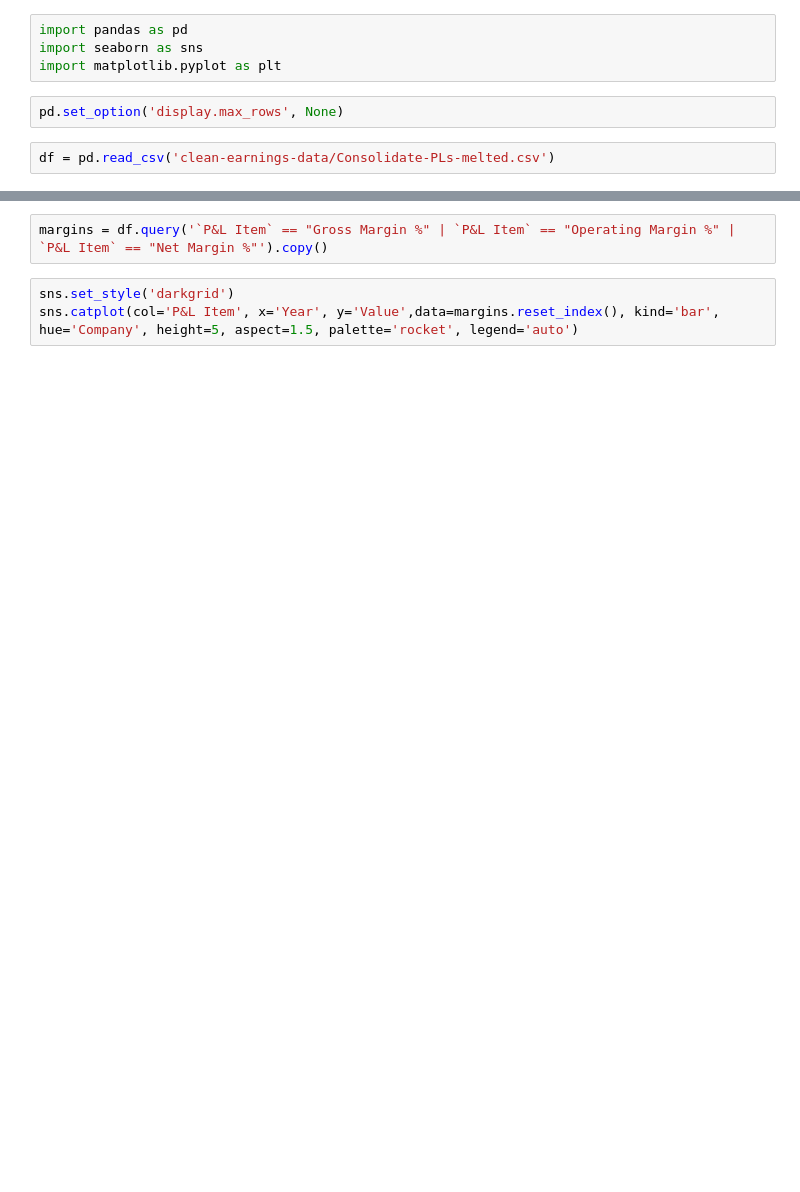
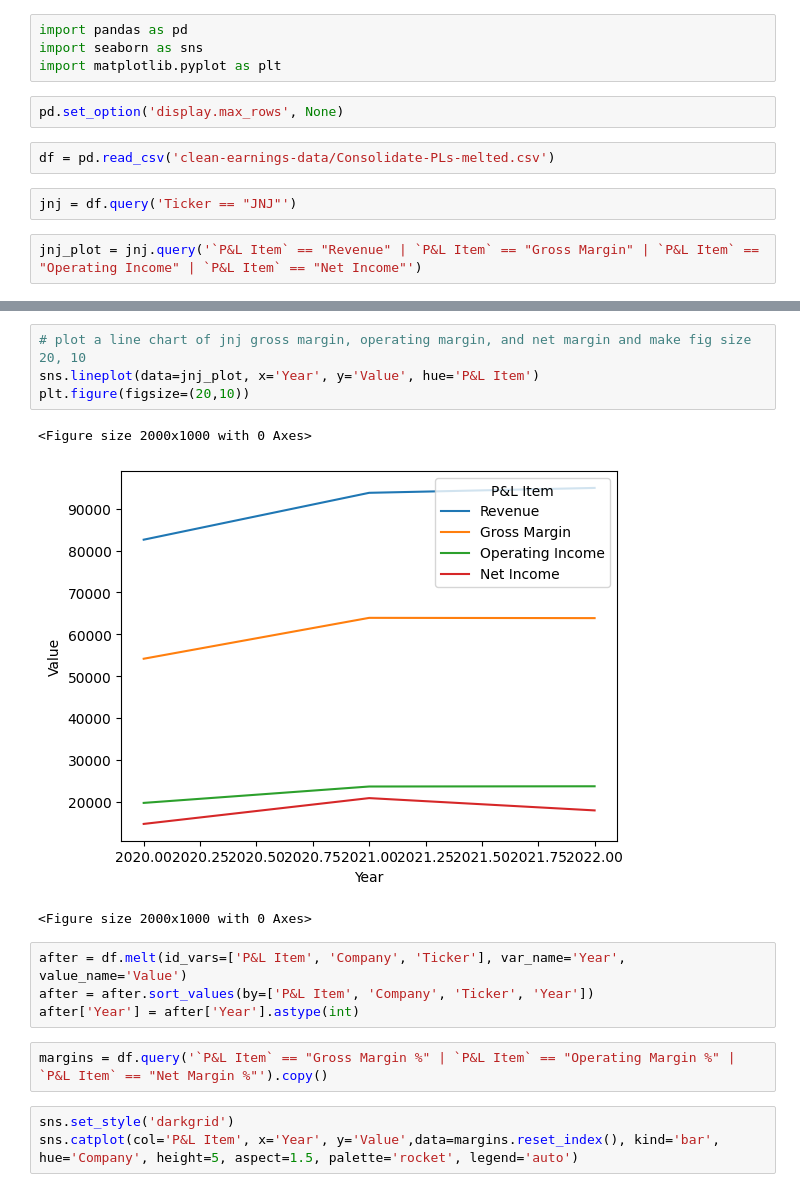
Before and after one commit to afitzer/income-statement, a Jupyter notebook: margins.ipynb, the cells around one changed output, grey strips where cells are left out. Saved outputs shown, nothing was run; the diff lists cells and outputs as text; blank space fills up the shorter version.

```diff
--- a/margins.ipynb
+++ b/margins.ipynb
@@ -6,3 +6,7 @@ import matplotlib.pyplot as plt
 pd.set_option('display.max_rows', None)
 # %%
 df = pd.read_csv('clean-earnings-data/Consolidate-PLs-melted.csv')
+# %%
+jnj = df.query('Ticker == "JNJ"')
+# %%
+jnj_plot = jnj.query('`P&L Item` == "Revenue" | `P&L Item` == "Gross Margin" | `P&L Item` == "Operating Income" | `P&L Item` == "Net Income"')
@@ -9,3 +29,15 @@ df = pd.read_csv('clean-earnings-data/Consolidate-PLs-melted.csv')
+# %%
+# plot a line chart of jnj gross margin, operating margin, and net margin and make fig size 20, 10
+sns.lineplot(data=jnj_plot, x='Year', y='Value', hue='P&L Item')
+plt.figure(figsize=(20,10))
+# %% [output]
+<Figure size 2000x1000 with 0 Axes>
+[figure, added]
+<Figure size 2000x1000 with 0 Axes>
+# %%
+after = df.melt(id_vars=['P&L Item', 'Company', 'Ticker'], var_name='Year', value_name='Value')
+after = after.sort_values(by=['P&L Item', 'Company', 'Ticker', 'Year'])
+after['Year'] = after['Year'].astype(int)
 # %%
 margins = df.query('`P&L Item` == "Gross Margin %" | `P&L Item` == "Operating Margin %" | `P&L Item` == "Net Margin %"').copy()
 # %%
```
Also changed, not shown: parts of 4 cells of this notebook, 1 other file.
